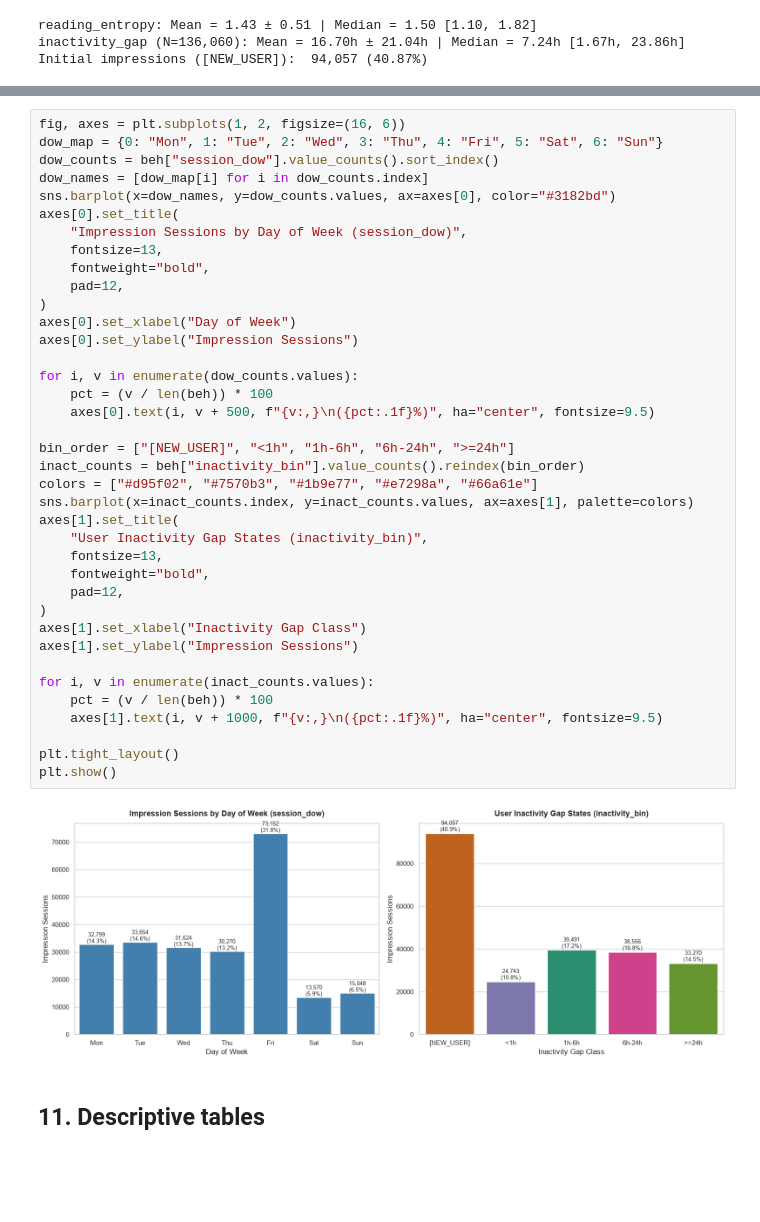
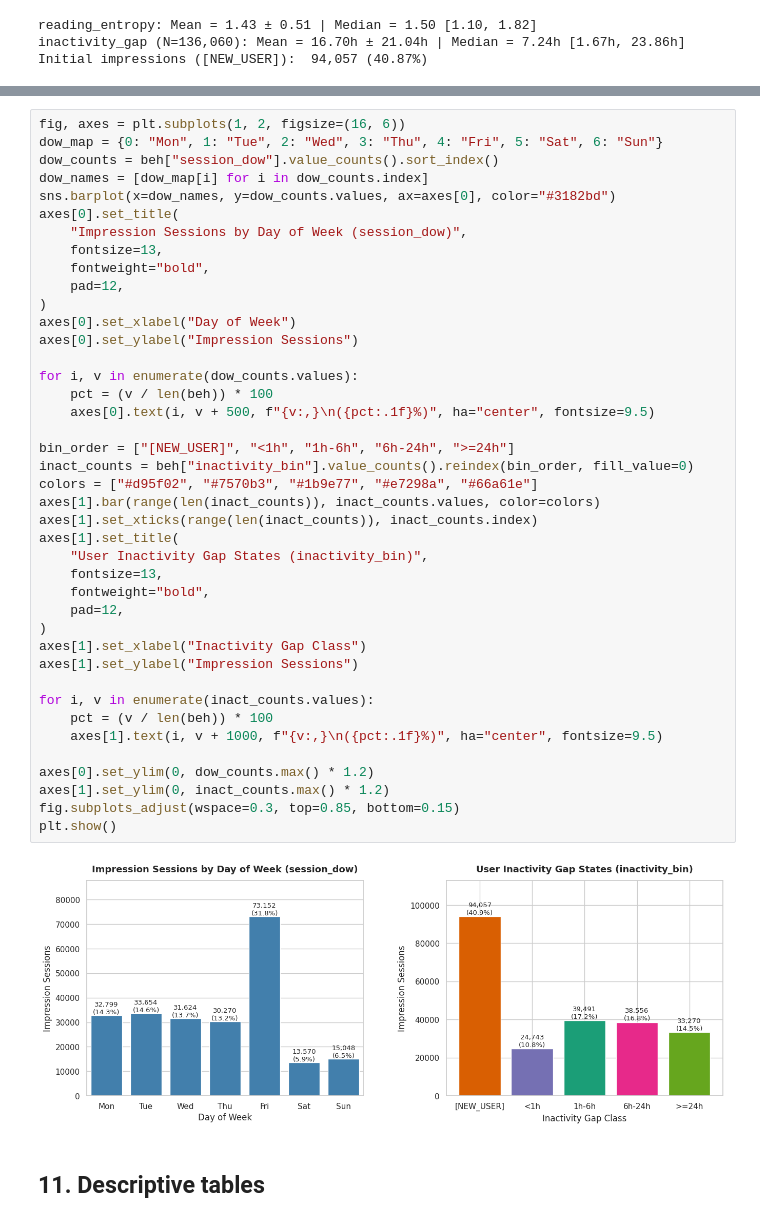
Before and after one commit to nguyenvanminh281005/bt4222-group12, a Jupyter notebook: data_preparation/1_eda.ipynb, the cells around one changed output, grey strips where cells are left out. Cells and saved outputs as stored; diff of their text form; blank space fills up the shorter version.

```diff
--- a/data_preparation/1_eda.ipynb
+++ b/data_preparation/1_eda.ipynb
@@ -1127,37 +1144,40 @@ sns.barplot(x=dow_names, y=dow_counts.values, ax=axes[0], color="#3182bd")
 axes[0].set_title(
     "Impression Sessions by Day of Week (session_dow)",
     fontsize=13,
     fontweight="bold",
     pad=12,
 )
 axes[0].set_xlabel("Day of Week")
 axes[0].set_ylabel("Impression Sessions")
 
 for i, v in enumerate(dow_counts.values):
     pct = (v / len(beh)) * 100
     axes[0].text(i, v + 500, f"{v:,}\n({pct:.1f}%)", ha="center", fontsize=9.5)
 
 bin_order = ["[NEW_USER]", "<1h", "1h-6h", "6h-24h", ">=24h"]
-inact_counts = beh["inactivity_bin"].value_counts().reindex(bin_order)
+inact_counts = beh["inactivity_bin"].value_counts().reindex(bin_order, fill_value=0)
 colors = ["#d95f02", "#7570b3", "#1b9e77", "#e7298a", "#66a61e"]
-sns.barplot(x=inact_counts.index, y=inact_counts.values, ax=axes[1], palette=colors)
+axes[1].bar(range(len(inact_counts)), inact_counts.values, color=colors)
+axes[1].set_xticks(range(len(inact_counts)), inact_counts.index)
 axes[1].set_title(
     "User Inactivity Gap States (inactivity_bin)",
     fontsize=13,
     fontweight="bold",
     pad=12,
 )
 axes[1].set_xlabel("Inactivity Gap Class")
 axes[1].set_ylabel("Impression Sessions")
 
 for i, v in enumerate(inact_counts.values):
     pct = (v / len(beh)) * 100
     axes[1].text(i, v + 1000, f"{v:,}\n({pct:.1f}%)", ha="center", fontsize=9.5)
 
-plt.tight_layout()
+axes[0].set_ylim(0, dow_counts.max() * 1.2)
+axes[1].set_ylim(0, inact_counts.max() * 1.2)
+fig.subplots_adjust(wspace=0.3, top=0.85, bottom=0.15)
 plt.show()
 # %% [output]
-[figure, old version]
+[figure, new version]
 # %% [markdown]
 ## 11. Descriptive tables
 # %%
```
Also changed, not shown: parts of 21 cells of this notebook, 19 other files.
